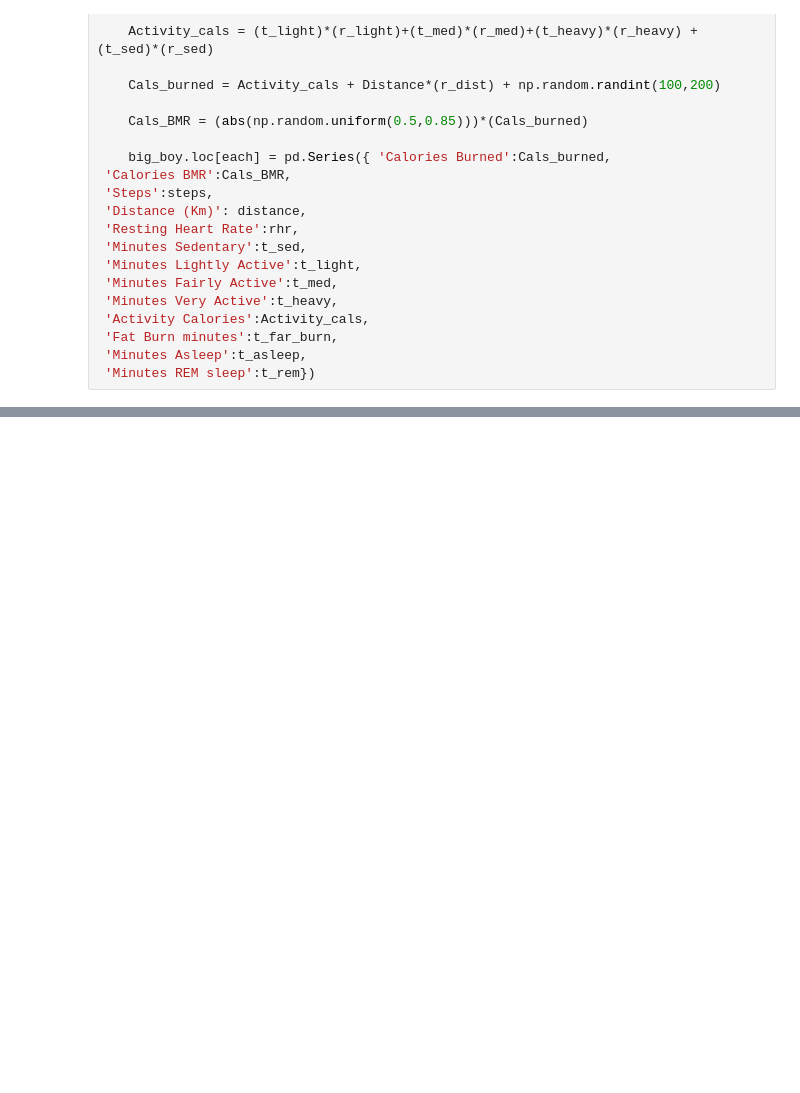
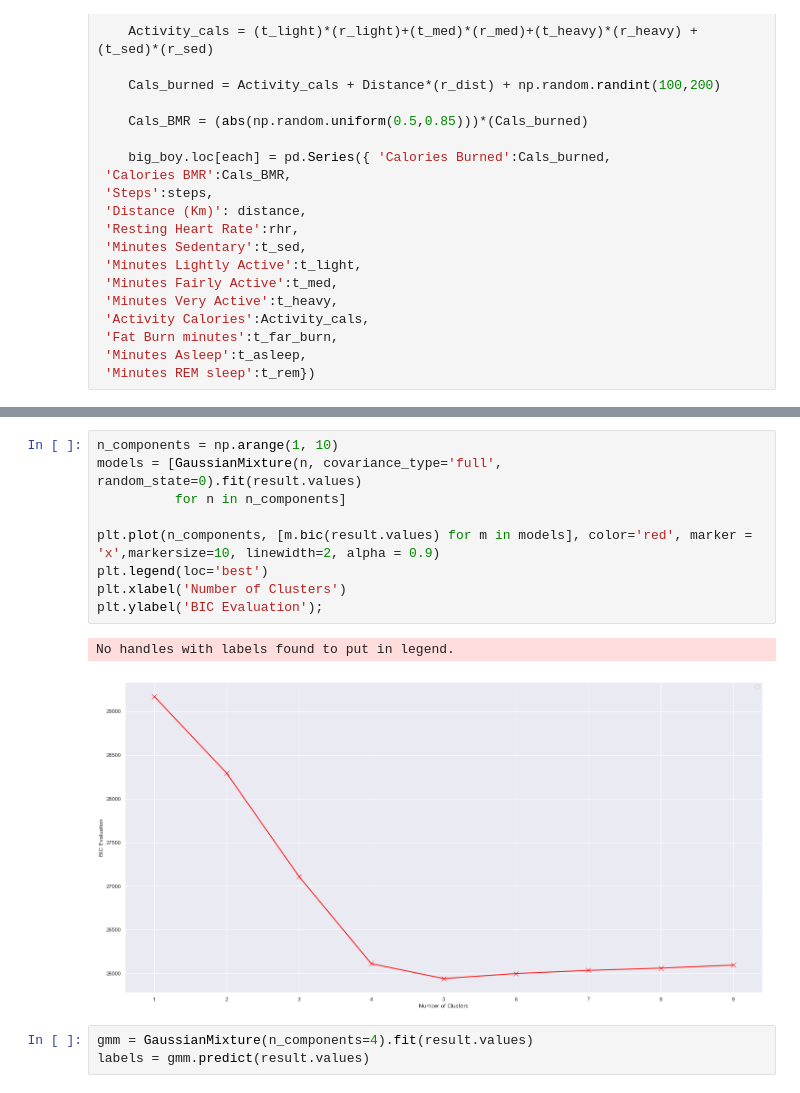
Before and after one commit to HumamShwaikh/uOttahack20, a Jupyter notebook: PythonWork/Iamagod.ipynb, the cells around one changed output, grey strips where cells are left out. Cells and saved outputs as stored; diff of their text form; blank space fills up the shorter version.

```diff
--- a/PythonWork/Iamagod.ipynb
+++ b/PythonWork/Iamagod.ipynb
@@ -466,0 +470,15 @@ Text(0.5, 0, 'PC3')
+# %%
+n_components = np.arange(1, 10)
+models = [GaussianMixture(n, covariance_type='full', random_state=0).fit(result.values)
+          for n in n_components]
+
+plt.plot(n_components, [m.bic(result.values) for m in models], color='red', marker = 'x',markersize=10, linewidth=2, alpha = 0.9)
+plt.legend(loc='best')
+plt.xlabel('Number of Clusters')
+plt.ylabel('BIC Evaluation');
+# %% [output]
+No handles with labels found to put in legend.
+[figure, added]
+# %%
+gmm = GaussianMixture(n_components=4).fit(result.values)
+labels = gmm.predict(result.values)
```
Also changed, not shown: parts of 12 cells of this notebook, 3 other files.
